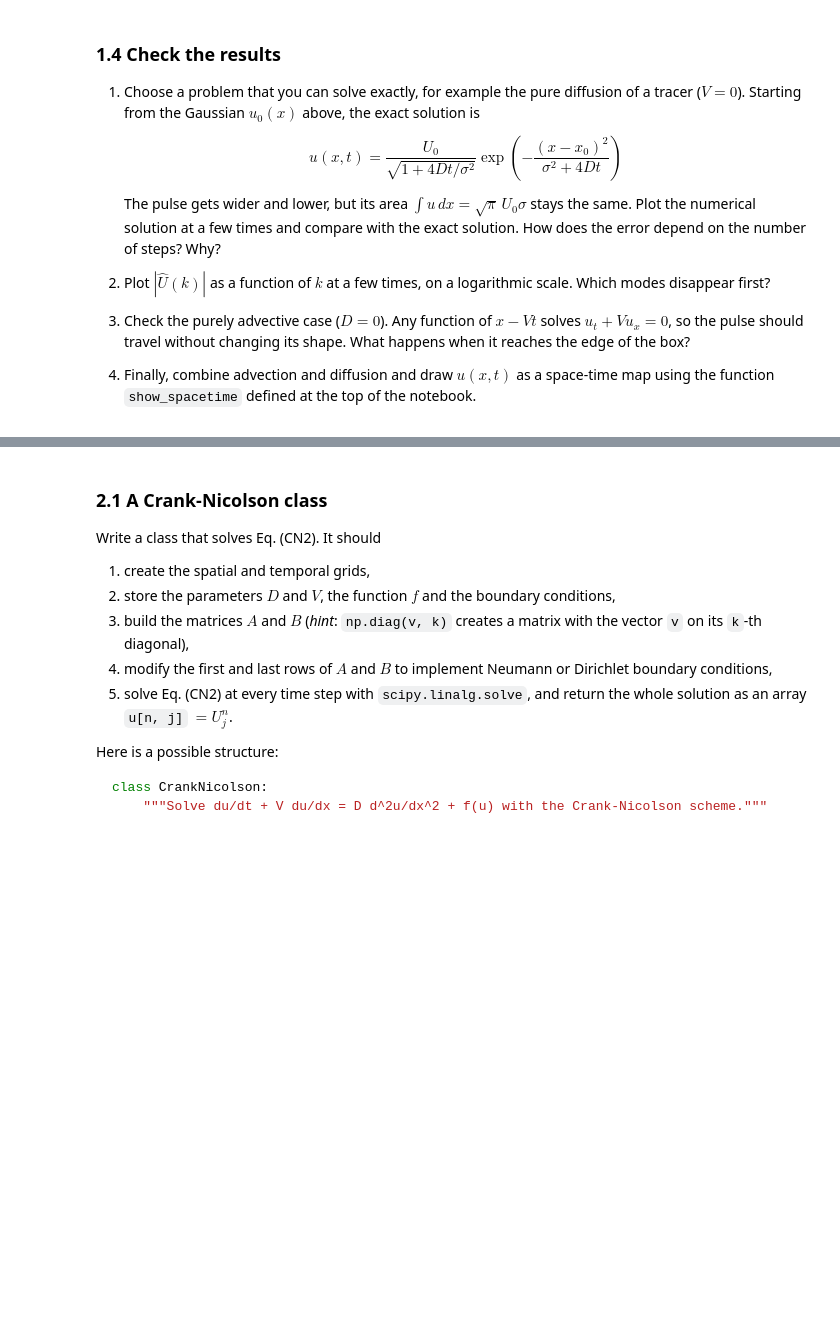
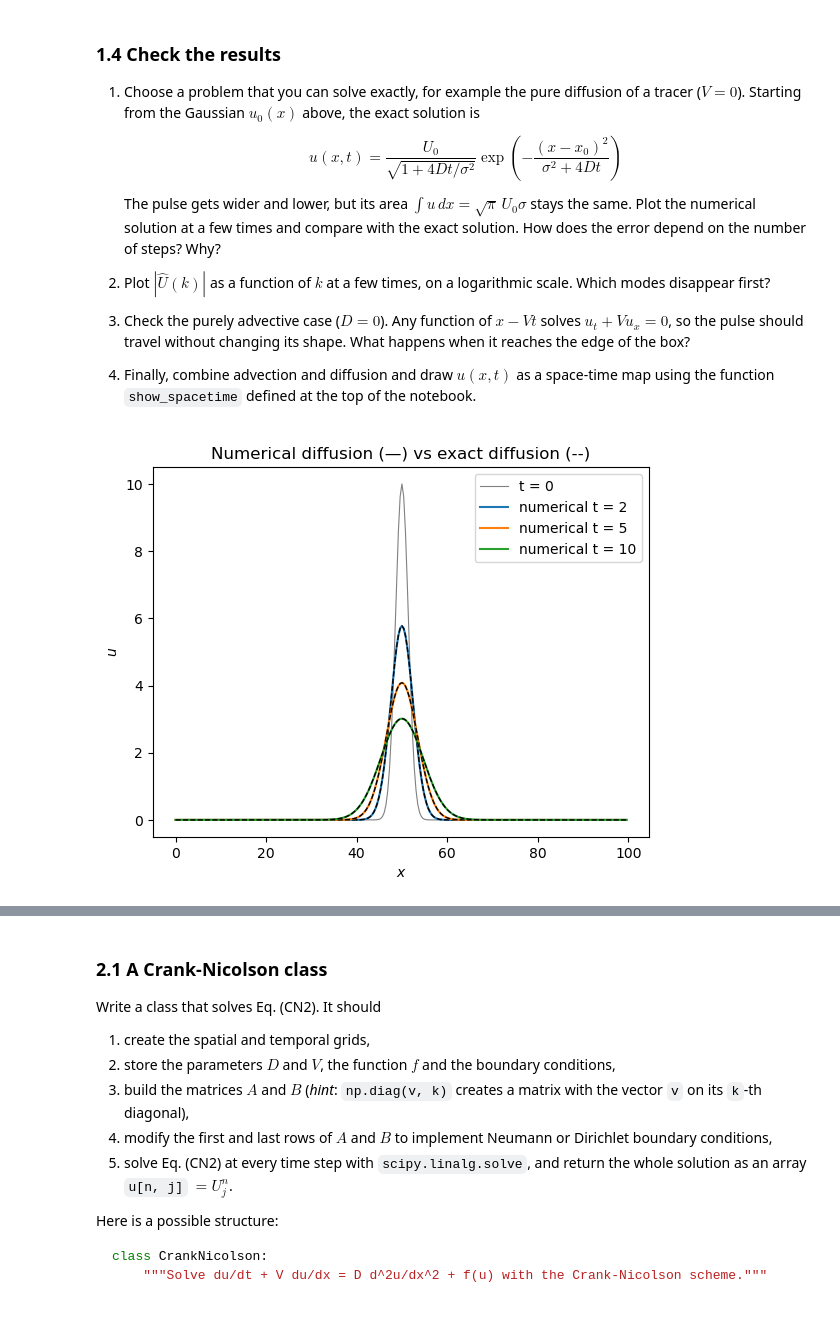
Before and after one commit to alvaro-martinez-dev/Phys_Numerique_M1, a Jupyter notebook: L3_Cranck_Nicholson/project3_advecdiff.ipynb, the cells around one changed output, grey strips where cells are left out. Drawn from its saved outputs; the diff is of its cells as text; code cells hidden in the pictures; blank space fills up the shorter version.

Commit message:
Part 1 diffusion finished

```diff
--- a/L3_Cranck_Nicholson/project3_advecdiff.ipynb
+++ b/L3_Cranck_Nicholson/project3_advecdiff.ipynb
@@ -191,6 +246,14 @@ be dropped.
 
 Write a function `advance(spectral, T, n_steps)` that evolves the solution from $t$ to $t + T$ using
 `n_steps` steps.
+# %%
+def advance(spectral,T,n_steps):
+    dt = T/n_steps
+
+    for _ in range(n_steps):
+        spectral.step(dt)
+
+    return spectral.u
 # %% [markdown]
 ### 1.4 Check the results
 
@@ -212,6 +275,30 @@ Write a function `advance(spectral, T, n_steps)` that evolves the solution from
 
 4. Finally, combine advection and diffusion and draw $u(x, t)$ as a space-time map using the function
    `show_spacetime` defined at the top of the notebook.
+# %%
+def gauss_exact(gauss0,D,t):
+    amplitude_exact = gauss0.amplitude
+    amplitude_exact = amplitude_exact/(np.sqrt(1 + 4*D*t/gauss0.width**2))
+    width_exact = np.sqrt(gauss0.width**2 + 4*D*t)
+
+    gauss_ex = Gaussian(width=width_exact,amplitude=amplitude_exact,x0=gauss0.x0)
+
+    return gauss_ex
+# %%
+gauss0 = Gaussian(width=2, amplitude=10, x0=50)
+sp = Spectral(L=100, n_points=256, D=1, V=0)
+sp.initialize(gauss0)
+
+fig, ax = plt.subplots()
+ax.plot(sp.x, sp.u, color="gray", lw=0.8, label="t = 0")
+for T in [2, 5, 10]:                       # varios instantes, como pide el enunciado
+    advance(sp, T=T - sp.t, n_steps=30)    # avanza hasta t = T
+    line, = ax.plot(sp.x, sp.u, label=f"numerical t = {sp.t:.0f}")
+    ax.plot(sp.x, gauss_exact(gauss0, sp.D, sp.t)(sp.x), "k--", lw=1)
+ax.set(xlabel="$x$", ylabel="$u$", title="Numerical diffusion (—) vs exact diffusion (--)")
+ax.legend(); plt.show()
+# %% [output]
+[figure, added]
 # %% [markdown]
 ## Part 2: Finite differences and the Crank-Nicolson method
 
```
Also changed, not shown: parts of 9 cells of this notebook, 1 other file.
